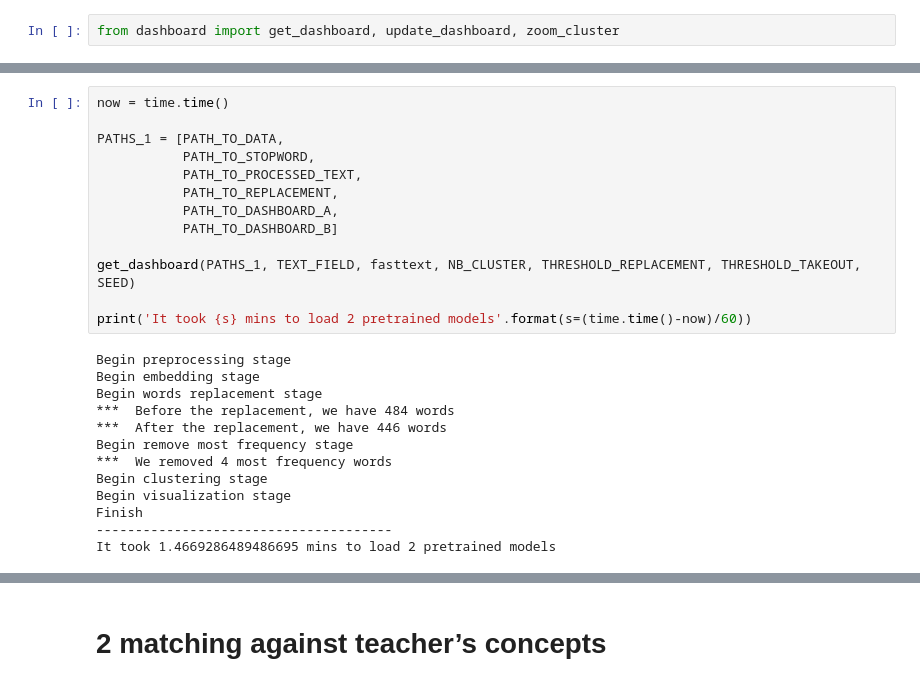
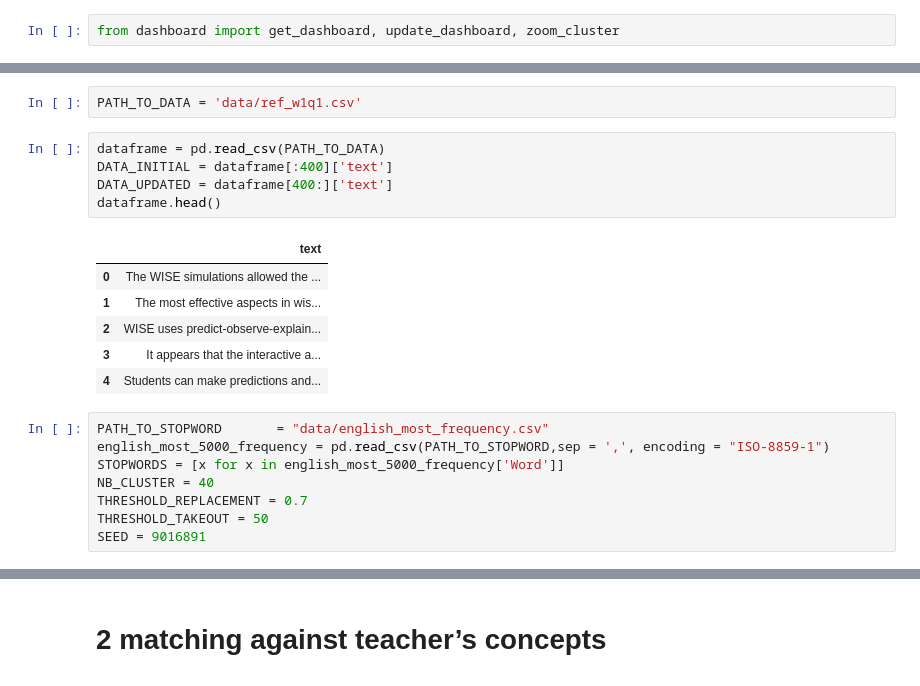
Before and after one commit to cescnghia/ResponseClustering, a Jupyter notebook: Run.ipynb, the cells around one changed output, grey strips where cells are left out. Saved outputs shown, nothing was run; the diff lists cells and outputs as text.

```diff
--- a/Run.ipynb
+++ b/Run.ipynb
@@ -51,26 +36,22 @@ TEXT_FIELD = "text"
-# %%
-now = time.time()
-
-PATHS_1 = [PATH_TO_DATA,
-           PATH_TO_STOPWORD,
-           PATH_TO_PROCESSED_TEXT,
-           PATH_TO_REPLACEMENT,
-           PATH_TO_DASHBOARD_A,
-           PATH_TO_DASHBOARD_B]
-
-get_dashboard(PATHS_1, TEXT_FIELD, fasttext, NB_CLUSTER, THRESHOLD_REPLACEMENT, THRESHOLD_TAKEOUT, SEED)
-
-print('It took {s} mins to load 2 pretrained models'.format(s=(time.time()-now)/60))
-# %% [output]
-Begin preprocessing stage
-Begin embedding stage
-Begin words replacement stage
-***  Before the replacement, we have 484 words
-***  After the replacement, we have 446 words
-Begin remove most frequency stage
-***  We removed 4 most frequency words
-Begin clustering stage
-Begin visualization stage
-Finish
---------------------------------------
-It took 1.4669286489486695 mins to load 2 pretrained models
+# %%
+PATH_TO_DATA = 'data/ref_w1q1.csv'
+# %%
+dataframe = pd.read_csv(PATH_TO_DATA)
+DATA_INITIAL = dataframe[:400]['text']
+DATA_UPDATED = dataframe[400:]['text']
+dataframe.head()
+# %% [output]
+|  | text |
+| 0 | The WISE simulations allowed the ... |
+| 1 | The most effective aspects in wis... |
+| 2 | WISE uses predict-observe-explain... |
+| 3 | It appears that the interactive a... |
+| 4 | Students can make predictions and... |
+# %%
+PATH_TO_STOPWORD       = "data/english_most_frequency.csv"
+english_most_5000_frequency = pd.read_csv(PATH_TO_STOPWORD,sep = ',', encoding = "ISO-8859-1")
+STOPWORDS = [x for x in english_most_5000_frequency['Word']]
+NB_CLUSTER = 40
+THRESHOLD_REPLACEMENT = 0.7
+THRESHOLD_TAKEOUT = 50
+SEED = 9016891
```
Also changed, not shown: parts of 26 cells of this notebook, 3 other files.
